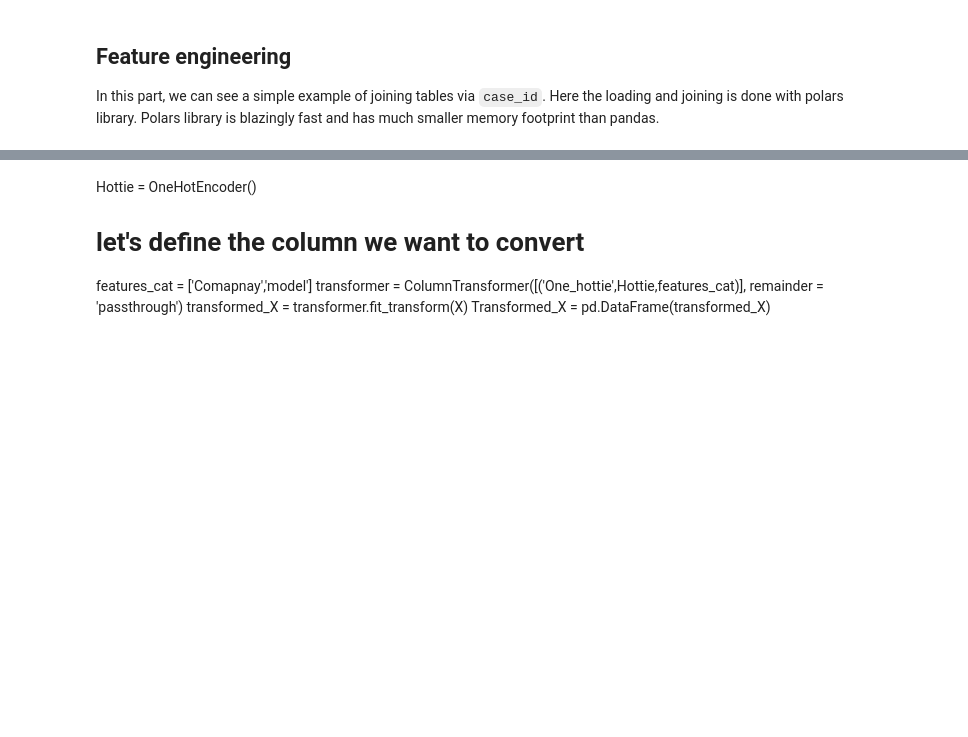
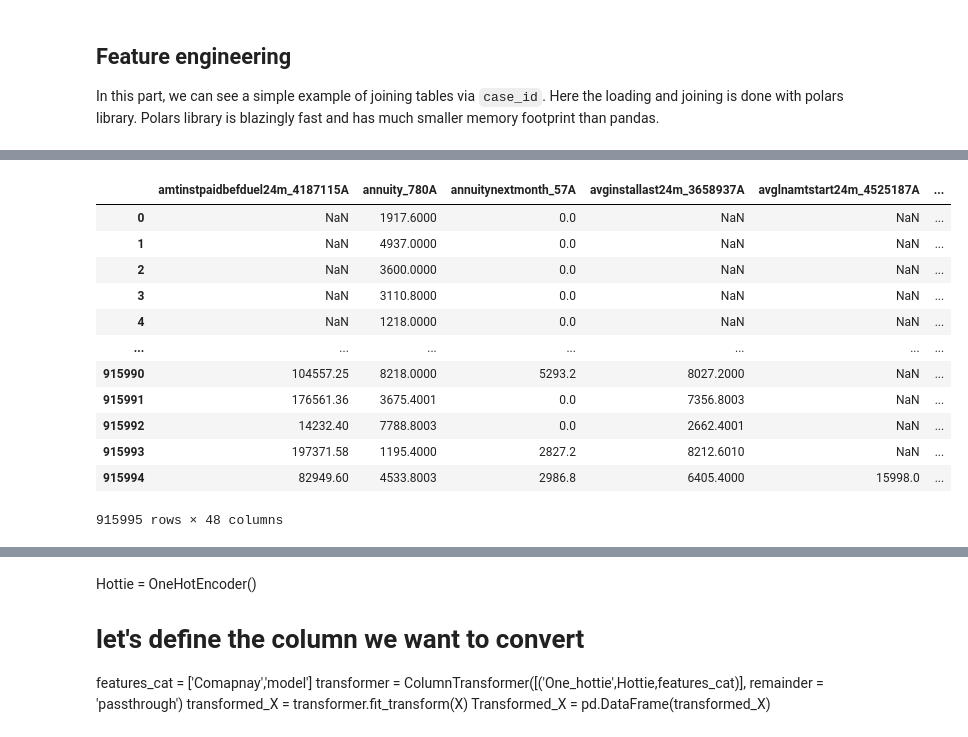
Before and after one commit to yutowac/DataScience, a Jupyter notebook: Home Credit -202404/1st-home-credit-2024-starter-notebook.ipynb, the cells around one changed output, grey strips where cells are left out. Cells and saved outputs as stored; diff of their text form; code cells hidden in the pictures; blank space fills up the shorter version.

```diff
--- a/Home Credit -202404/1st-home-credit-2024-starter-notebook.ipynb
+++ b/Home Credit -202404/1st-home-credit-2024-starter-notebook.ipynb
@@ -175,3 +202,19 @@ for df in [X_train, X_valid, X_test]:
+# %%
+X_train
+# %% [output]
+|  | amtinstpaidbefduel24m_4187115A | annuity_780A | annuitynextmonth_57A | avginstallast24m_3658937A | avglnamtstart24m_4525187A | ... |
+| 0 | NaN | 1917.6000 | 0.0 | NaN | NaN | ... |
+| 1 | NaN | 4937.0000 | 0.0 | NaN | NaN | ... |
+| 2 | NaN | 3600.0000 | 0.0 | NaN | NaN | ... |
+| 3 | NaN | 3110.8000 | 0.0 | NaN | NaN | ... |
+| 4 | NaN | 1218.0000 | 0.0 | NaN | NaN | ... |
+| ... | ... | ... | ... | ... | ... | ... |
+| 915990 | 104557.25 | 8218.0000 | 5293.2 | 8027.2000 | NaN | ... |
+| 915991 | 176561.36 | 3675.4001 | 0.0 | 7356.8003 | NaN | ... |
+| 915992 | 14232.40 | 7788.8003 | 0.0 | 2662.4001 | NaN | ... |
+| 915993 | 197371.58 | 1195.4000 | 2827.2 | 8212.6010 | NaN | ... |
+| 915994 | 82949.60 | 4533.8003 | 2986.8 | 6405.4000 | 15998.0 | ... |
+915995 rows × 48 columns
 # %%
 print(f"Train: {X_train.shape}")
 print(f"Valid: {X_valid.shape}")
```
Also changed, not shown: parts of 12 cells of this notebook.
